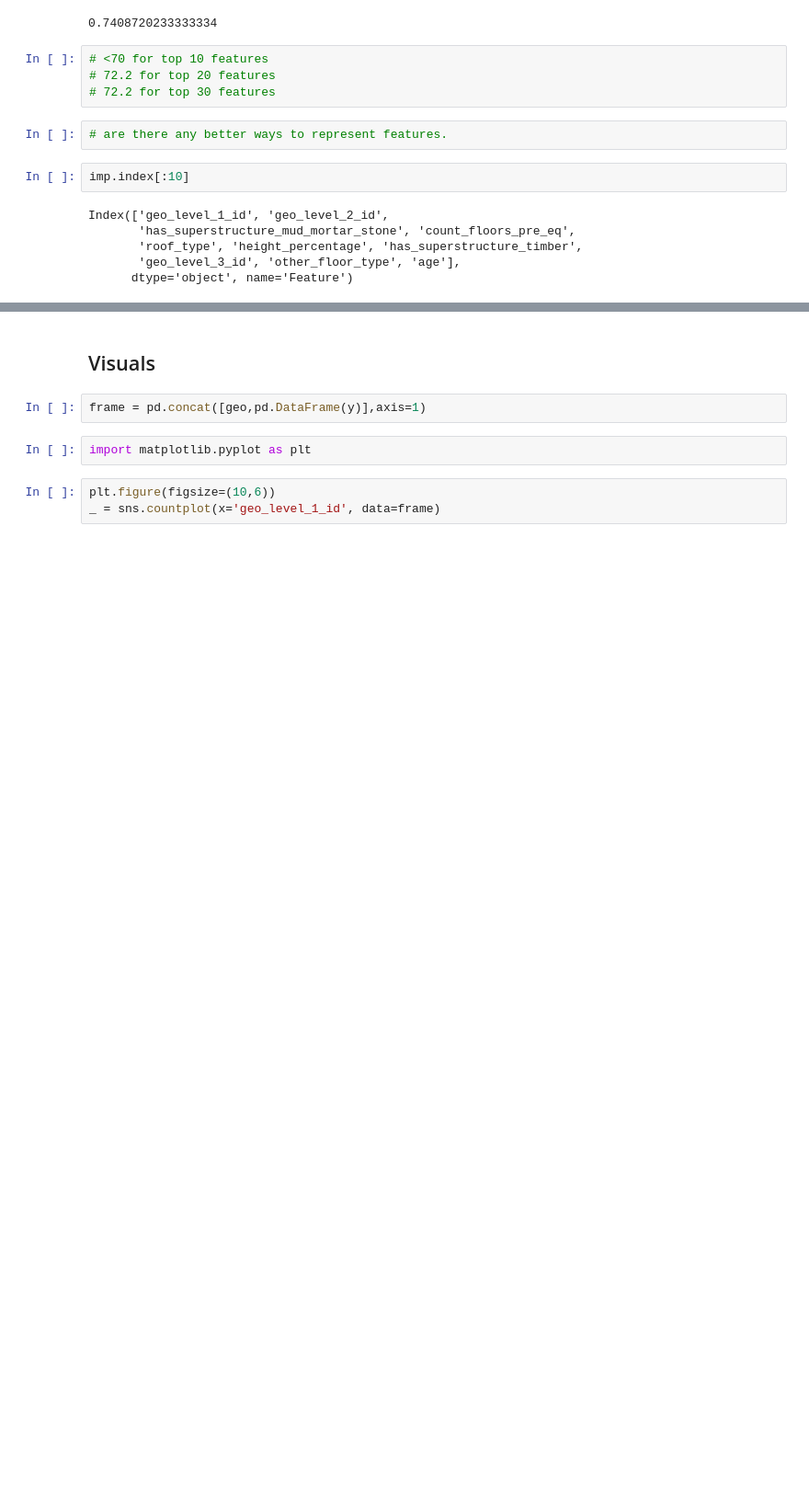
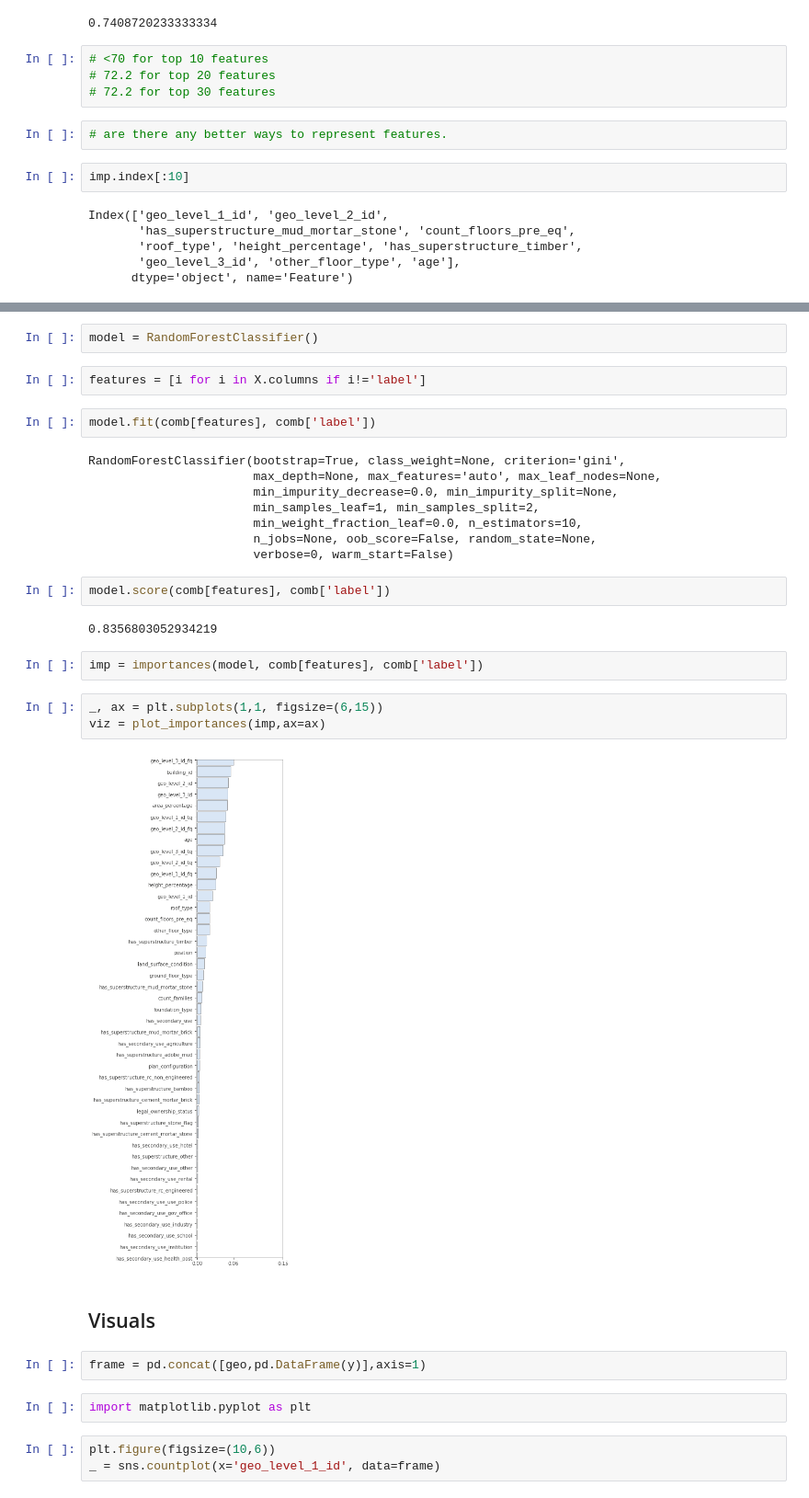
Before and after one commit to alan-flint/Richter-DrivenData, a Jupyter notebook: src/NB_DataCheck.ipynb, the cells around one changed output, grey strips where cells are left out. Shown: that part at 92% size. Saved outputs shown, nothing was run; the diff lists cells and outputs as text; blank space fills up the shorter version.

```diff
--- a/src/NB_DataCheck.ipynb
+++ b/src/NB_DataCheck.ipynb
@@ -980,3 +1223,28 @@ Index(['geo_level_1_id', 'geo_level_2_id',
+# %%
+model = RandomForestClassifier()
+# %%
+features = [i for i in X.columns if i!='label']
+# %%
+model.fit(comb[features], comb['label'])
+# %% [output]
+RandomForestClassifier(bootstrap=True, class_weight=None, criterion='gini',
+                       max_depth=None, max_features='auto', max_leaf_nodes=None,
+                       min_impurity_decrease=0.0, min_impurity_split=None,
+                       min_samples_leaf=1, min_samples_split=2,
+                       min_weight_fraction_leaf=0.0, n_estimators=10,
+                       n_jobs=None, oob_score=False, random_state=None,
+                       verbose=0, warm_start=False)
+# %%
+model.score(comb[features], comb['label'])
+# %% [output]
+0.8356803052934219
+# %%
+imp = importances(model, comb[features], comb['label'])
+# %%
+_, ax = plt.subplots(1,1, figsize=(6,15))
+viz = plot_importances(imp,ax=ax)
+# %% [output]
+[figure, added]
 # %% [markdown]
 ## Visuals
 # %%
```
Also changed, not shown: parts of 109 cells of this notebook, 7 other files.
